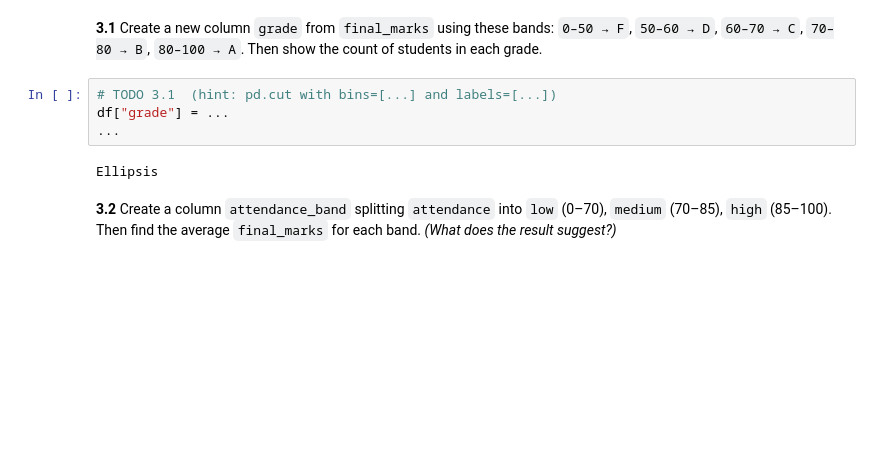
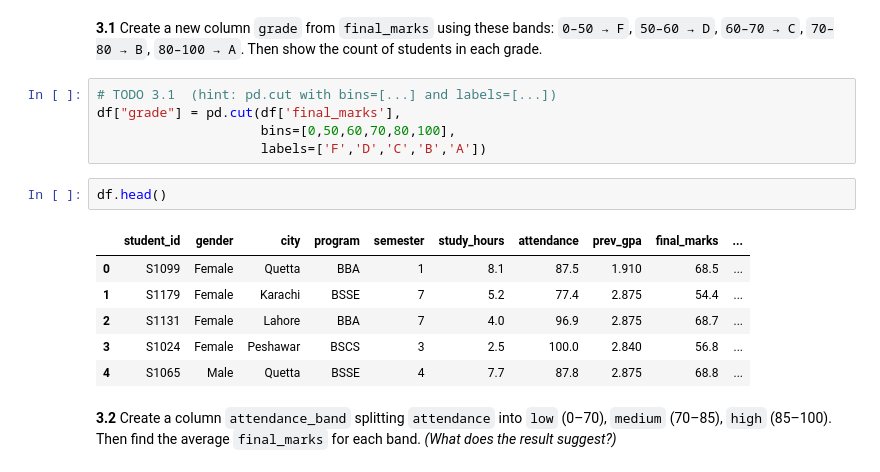
Before and after one commit to mmilyas245-dot/numpy_pandas_exercise26, a Jupyter notebook: day4-pandas-exercises.ipynb, the cells around one changed output. Saved outputs shown, nothing was run; the diff lists cells and outputs as text; blank space fills up the shorter version.

```diff
--- a/day4-pandas-exercises.ipynb
+++ b/day4-pandas-exercises.ipynb
@@ -306,10 +347,18 @@ Ellipsis
 Then show the count of students in each grade.
 # %%
 # TODO 3.1  (hint: pd.cut with bins=[...] and labels=[...])
-df["grade"] = ...
-...
+df["grade"] = pd.cut(df['final_marks'],
+                     bins=[0,50,60,70,80,100],
+                     labels=['F','D','C','B','A'])
-# %% [output]
-Ellipsis
+# %%
+df.head()
+# %% [output]
+|  | student_id | gender | city | program | semester | study_hours | attendance | prev_gpa | final_marks | ... |
+| 0 | S1099 | Female | Quetta | BBA | 1 | 8.1 | 87.5 | 1.910 | 68.5 | ... |
+| 1 | S1179 | Female | Karachi | BSSE | 7 | 5.2 | 77.4 | 2.875 | 54.4 | ... |
+| 2 | S1131 | Female | Lahore | BBA | 7 | 4.0 | 96.9 | 2.875 | 68.7 | ... |
+| 3 | S1024 | Female | Peshawar | BSCS | 3 | 2.5 | 100.0 | 2.840 | 56.8 | ... |
+| 4 | S1065 | Male | Quetta | BSSE | 4 | 7.7 | 87.8 | 2.875 | 68.8 | ... |
 # %% [markdown]
 **3.2** Create a column `attendance_band` splitting `attendance` into `low` (0–70), `medium` (70–85), `high` (85–100). Then find the average `final_marks` for each band.
 *(What does the result suggest?)*
```
Also changed, not shown: parts of 32 cells of this notebook.
